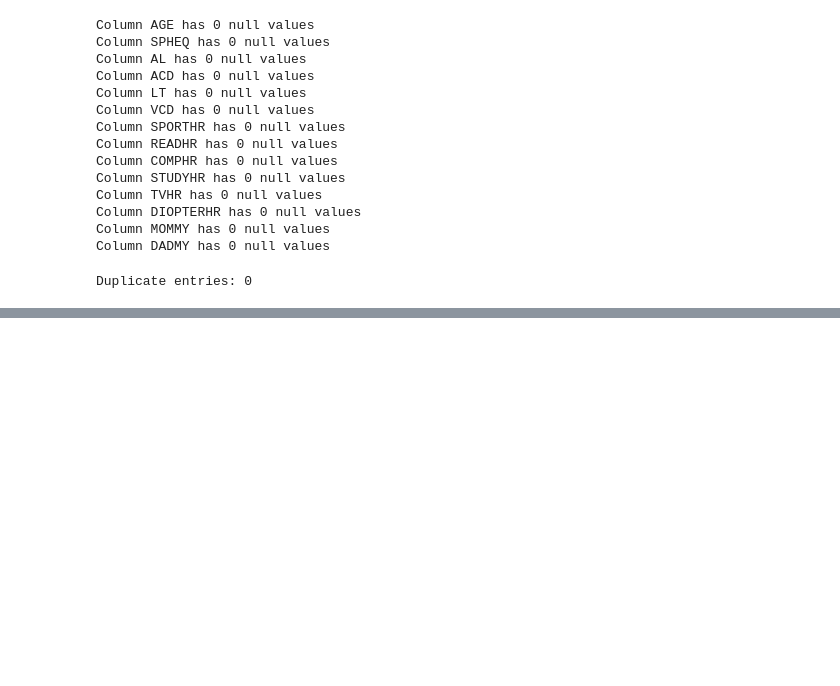
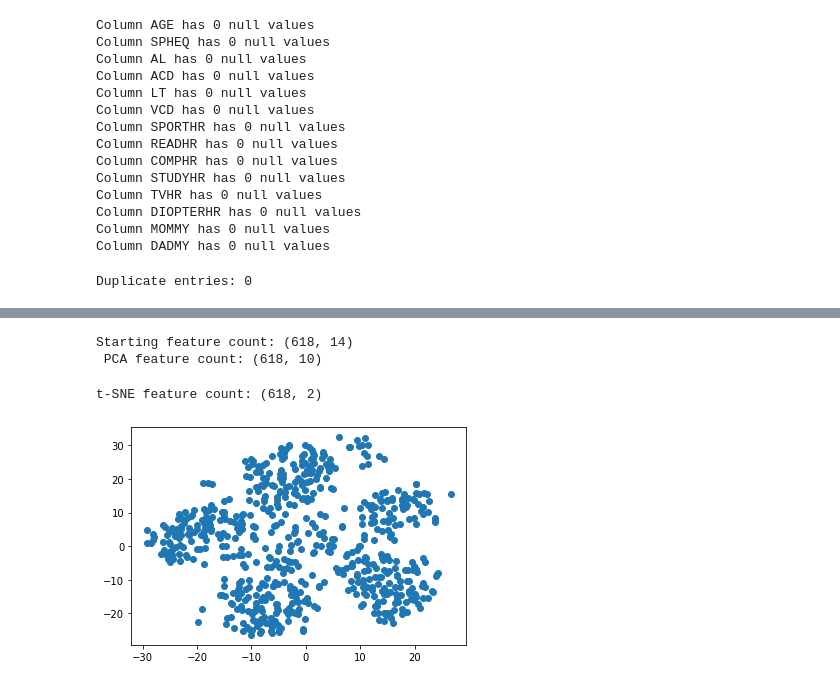
Before and after one commit to 17sarahstoffel/myopia_clusters, a Jupyter notebook: myopia.ipynb, the cells around one changed output, grey strips where cells are left out. Drawn from its saved outputs; the diff is of its cells as text; code cells hidden in the pictures; blank space fills up the shorter version.

```diff
--- a/myopia.ipynb
+++ b/myopia.ipynb
@@ -89,0 +97,10 @@ scaled_myopia_data.head()
+# %%
+#Initialize PCA model
+pca = PCA(n_components=0.90)
+
+myopia_pca = pca.fit_transform(scaled_myopia_data)
+# %%
+#Transform PCA data to a DataFrame
+myopia_pca_df = pd.DataFrame(data=myopia_pca)
+
+myopia_pca_df.head()
@@ -89,0 +114,8 @@ scaled_myopia_data.head()
+# %%
+#rename columns
+myopia_pca_data = myopia_pca_df.rename(columns={0: "Principal Component 1", 1: "Principal Component 2",
+                                                2: "Principal Component 3", 3: "Principal Component 4",
+                                                4: "Principal Component 5", 5: "Principal Component 6",
+                                                6: "Principal Component 7", 7: "Principal Component 8",
+                                                8: "Principal Component 9", 9: "Principal Component 10"})
+myopia_pca_data.head()
@@ -89,0 +129,23 @@ scaled_myopia_data.head()
+# %%
+#feature count
+print(f"Starting feature count: {scaled_myopia_data.shape}")
+print(f" PCA feature count: {myopia_pca.shape}")
+# %% [output]
+Starting feature count: (618, 14)
+ PCA feature count: (618, 10)
+# %%
+# run t-SNE
+tsne = TSNE(learning_rate=250)
+
+tsne_features = tsne.fit_transform(myopia_pca_data)
+# %%
+#feature count
+print(f"t-SNE feature count: {tsne_features.shape}")
+# %% [output]
+t-SNE feature count: (618, 2)
+# %%
+#Plot the t-SNE results
+plt.scatter(tsne_features[:,0], tsne_features[:,1])
+plt.show()
+# %% [output]
+[figure, added]
```
Also changed, not shown: parts of 7 cells of this notebook.
